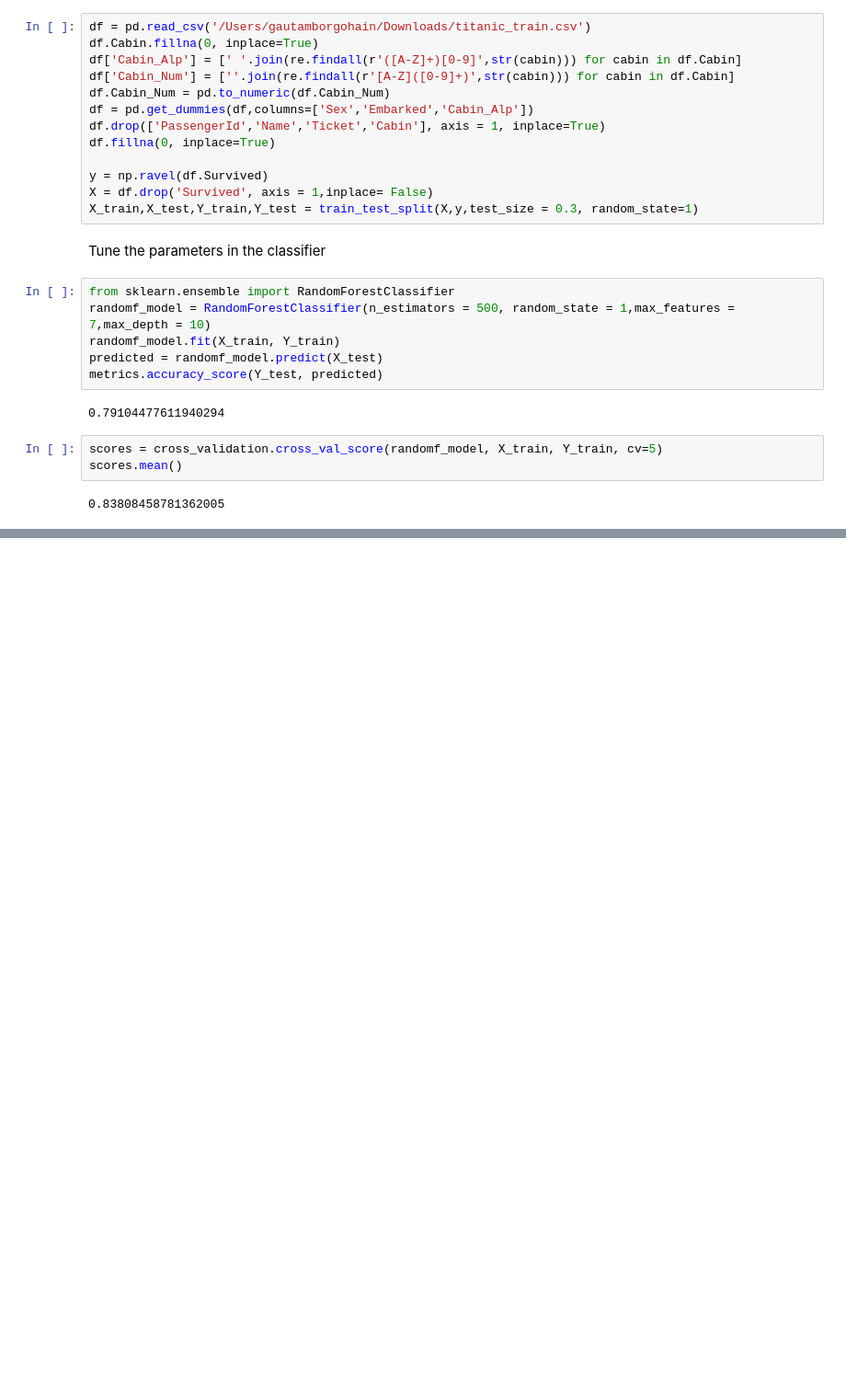
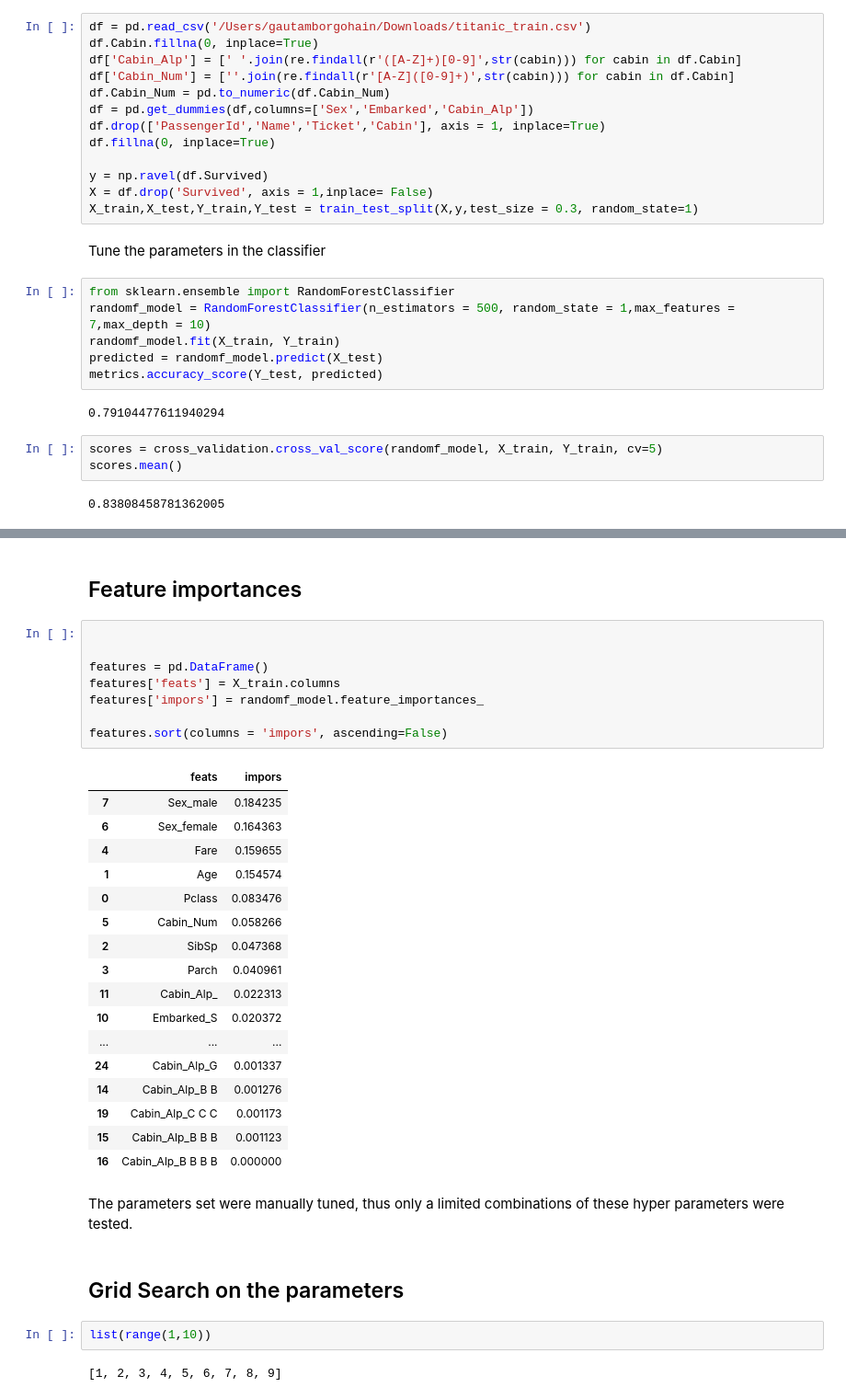
Before and after one commit to gautamborgohain/DataScience, a Jupyter notebook: Titanic_Kaggle/InProgres_Titanic_prediction.ipynb, the cells around one changed output, grey strips where cells are left out. Shown at 92% size. Saved outputs shown, nothing was run; the diff lists cells and outputs as text; blank space fills up the shorter version.

```diff
--- a/Titanic_Kaggle/InProgres_Titanic_prediction.ipynb
+++ b/Titanic_Kaggle/InProgres_Titanic_prediction.ipynb
@@ -128,0 +180,36 @@ scores.mean()
+# %% [markdown]
+## Feature importances
+# %%
+
+
+features = pd.DataFrame()
+features['feats'] = X_train.columns
+features['impors'] = randomf_model.feature_importances_
+
+features.sort(columns = 'impors', ascending=False)
+# %% [output]
+|  | feats | impors |
+| 7 | Sex_male | 0.184235 |
+| 6 | Sex_female | 0.164363 |
+| 4 | Fare | 0.159655 |
+| 1 | Age | 0.154574 |
+| 0 | Pclass | 0.083476 |
+| 5 | Cabin_Num | 0.058266 |
+| 2 | SibSp | 0.047368 |
+| 3 | Parch | 0.040961 |
+| 11 | Cabin_Alp_ | 0.022313 |
+| 10 | Embarked_S | 0.020372 |
+| ... | ... | ... |
+| 24 | Cabin_Alp_G | 0.001337 |
+| 14 | Cabin_Alp_B B | 0.001276 |
+| 19 | Cabin_Alp_C C C | 0.001173 |
+| 15 | Cabin_Alp_B B B | 0.001123 |
+| 16 | Cabin_Alp_B B B B | 0.000000 |
+# %% [markdown]
+The parameters set were manually tuned, thus only a limited combinations of these hyper parameters were tested.
+# %% [markdown]
+## Grid Search on the parameters
+# %%
+list(range(1,10))
+# %% [output]
+[1, 2, 3, 4, 5, 6, 7, 8, 9]
```
Also changed, not shown: parts of 13 cells of this notebook, 4 other files.
